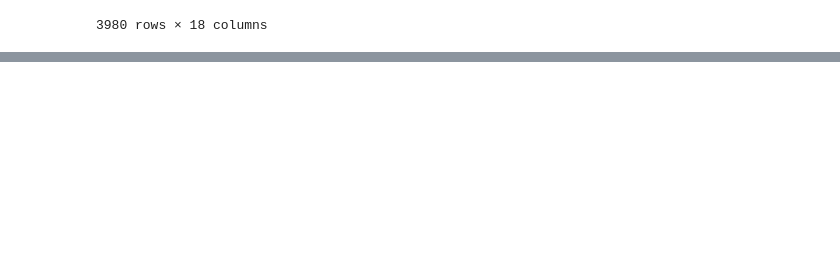
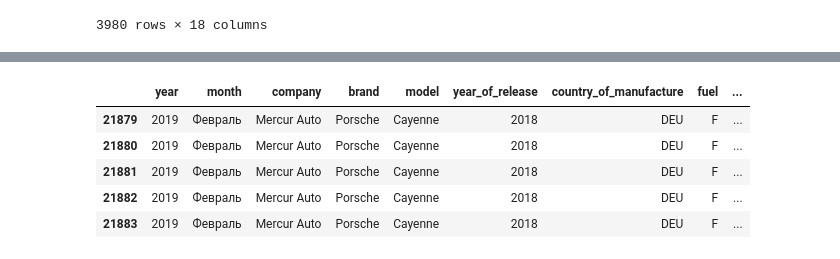
Before and after one commit to analyst-plv/car-sales, a Jupyter notebook: Авторынок.ipynb, the cells around one changed output, grey strips where cells are left out. Cells and saved outputs as stored; diff of their text form; code cells hidden in the pictures; blank space fills up the shorter version.

```diff
--- a/Авторынок.ipynb
+++ b/Авторынок.ipynb
@@ -518,0 +682,9 @@ print(comment_stats.head(50))
+# %%
+df[df['transmission_box']=='8']
+# %% [output]
+|  | year | month | company | brand | model | year_of_release | country_of_manufacture | fuel | ... |
+| 21879 | 2019 | Февраль | Mercur Auto | Porsche | Cayenne | 2018 | DEU | F | ... |
+| 21880 | 2019 | Февраль | Mercur Auto | Porsche | Cayenne | 2018 | DEU | F | ... |
+| 21881 | 2019 | Февраль | Mercur Auto | Porsche | Cayenne | 2018 | DEU | F | ... |
+| 21882 | 2019 | Февраль | Mercur Auto | Porsche | Cayenne | 2018 | DEU | F | ... |
+| 21883 | 2019 | Февраль | Mercur Auto | Porsche | Cayenne | 2018 | DEU | F | ... |
```
Also changed, not shown: parts of 41 cells of this notebook.
